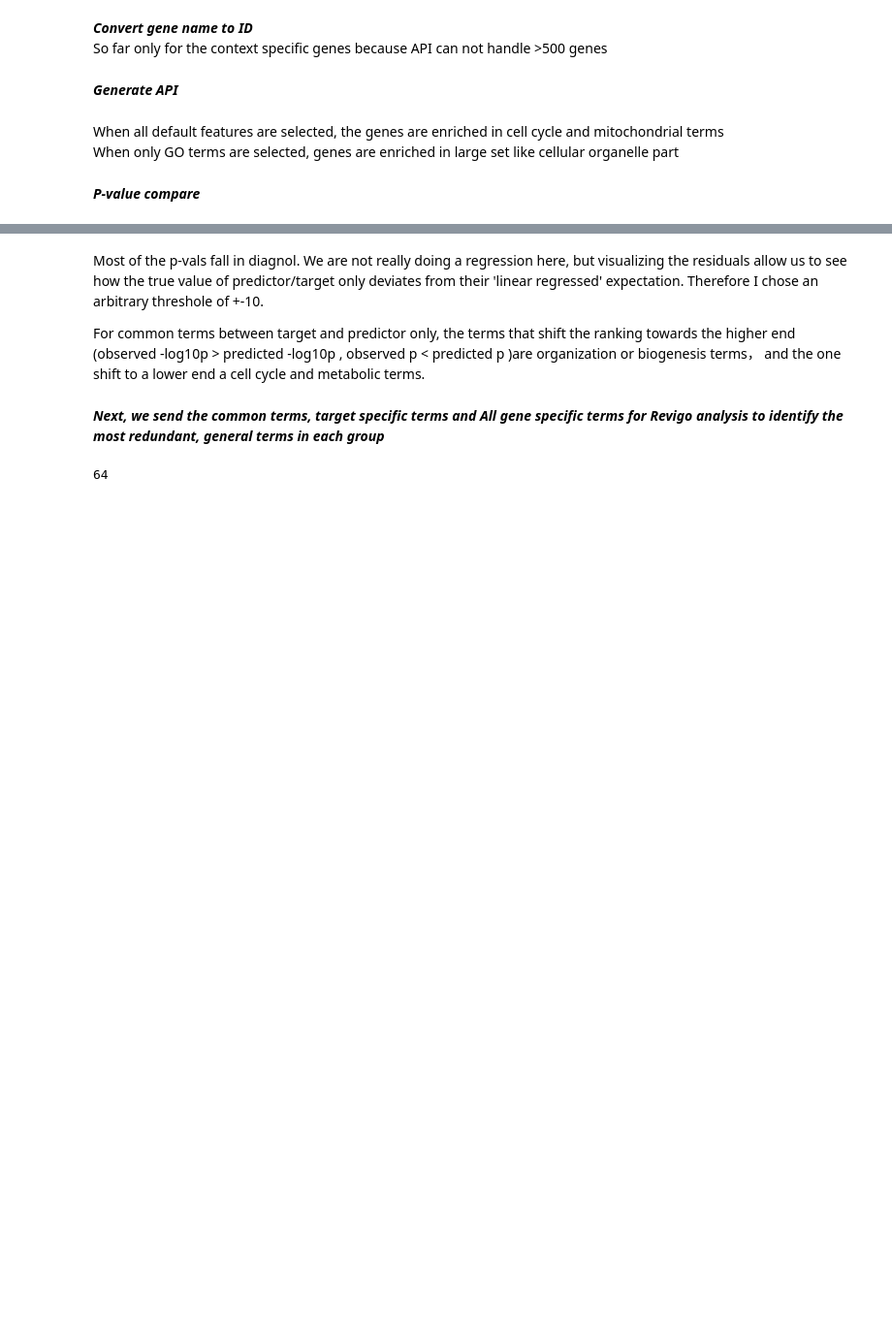
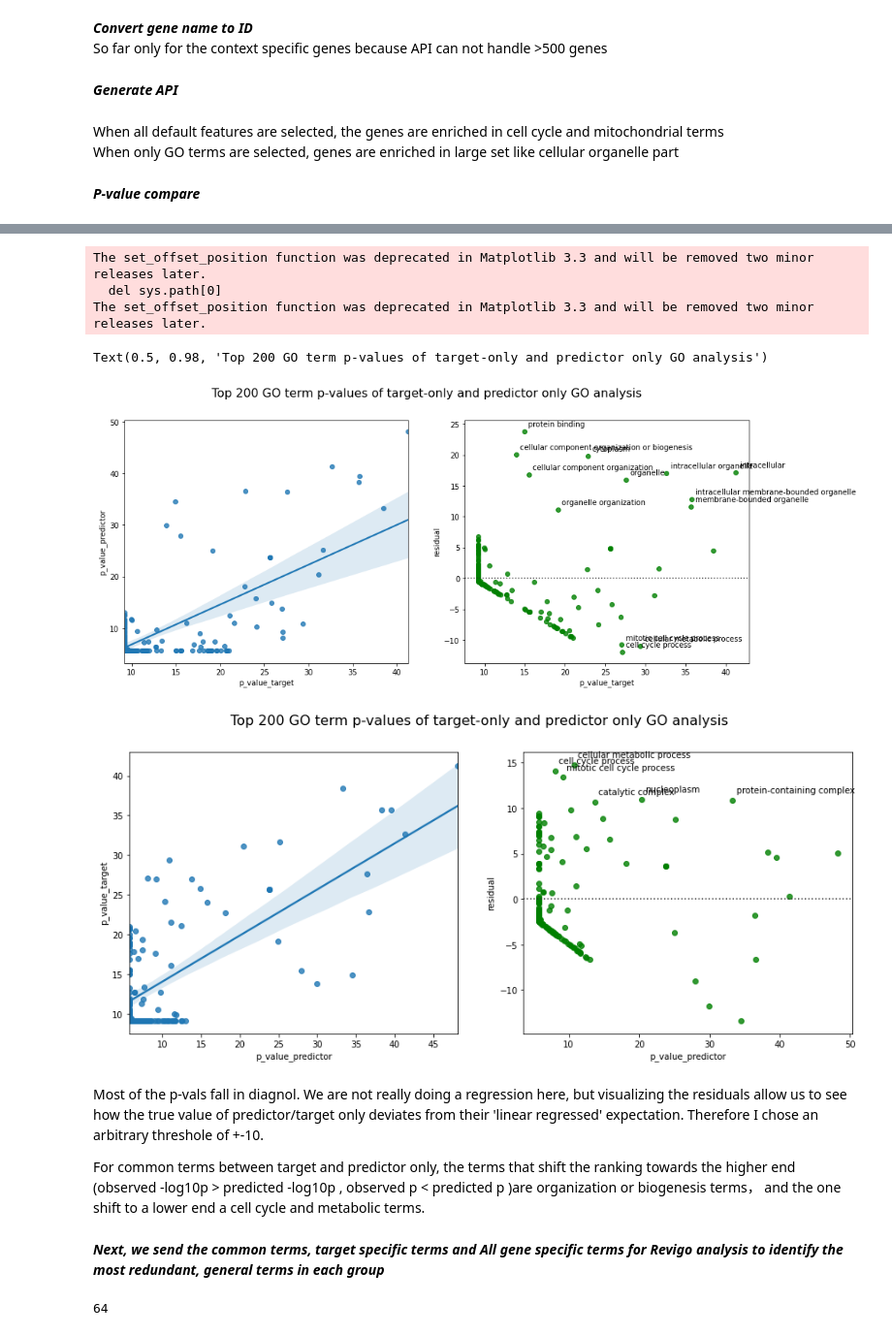
Before and after one commit to pritchardlabatpsu/cga_app, a Jupyter notebook: notebooks/R2b-gprofiler_compare-YR.ipynb, the cells around one changed output, grey strips where cells are left out. Shown at 97% size. Drawn from its saved outputs; the diff is of its cells as text; code cells hidden in the pictures; blank space fills up the shorter version.

```diff
--- a/notebooks/R2b-gprofiler_compare-YR.ipynb
+++ b/notebooks/R2b-gprofiler_compare-YR.ipynb
@@ -145,0 +188,9 @@ Text(0.5, 0.98, 'Common GO term p-values of target-only and predictor only GO an
+# %%
+# Specific terms
+predict_only_term_id = df_predictor_top[~df_predictor_top['term_id'].isin(common_termid_target_pre)]['term_id']
+target_only_term_id = df_target_top[~df_target_top['term_id'].isin(common_termid_target_pre)]['term_id']
+# Union of terms
+union_termname_target_pre = list(set(df_target_top['term_name'].tolist()+df_predictor_top['term_name'].tolist()))
+# the lowest p-val in each list
+predictor_min = max(df_predictor_top['p_value'])
+target_min = max(df_target_top['p_value'])
@@ -145,0 +205,7 @@ Text(0.5, 0.98, 'Common GO term p-values of target-only and predictor only GO an
+# %%
+### Identify terms that are in union but not in target/predictor
+target_termname = df_target_top['term_name'].tolist()
+predictor_termname = df_predictor_top['term_name'].tolist()
+
+target_toadd = [i for i in union_termname_target_pre if i not in target_termname]
+predictor_toadd = [i for i in union_termname_target_pre if i not in predictor_termname]
@@ -145,0 +230,58 @@ Text(0.5, 0.98, 'Common GO term p-values of target-only and predictor only GO an
+# %%
+# Log10 transformation
+df_combine['p_value_target'] = -np.log10(df_combine['p_value_target'])
+df_combine['p_value_predictor'] = -np.log10(df_combine['p_value_predictor'])
+# %%
+# Plot scatter(regression plot) and residual plot
+fig, axs = plt.subplots(1,2, figsize = (15,6))
+axs[0] = sns.regplot(x='p_value_target', y='p_value_predictor',data =df_combine, ax = axs[0])
+axs[1] = sns.residplot(x='p_value_target', y='p_value_predictor', data =df_combine, color="g", ax = axs[1])
+
+
+axs[1].set_ylabel('residual');
+
+
+# Get x, y position in residual plot for annotating -https://stackoverflow.com/questions/32213889/get-positions-of-points-in-pathcollection-created-by-scatter
+text = df_combine.index.tolist() # terms for annotation
+offset = axs[1].collections[0]
+offset.set_offset_position('data')
+datapos = offset.get_offsets()
+
+for i in range(len(datapos)):
+    xval = datapos[i][0];yval = datapos[i][1]
+    if yval > 10:
+        # Find the term corresponding to the position
+        termname = df_combine[df_combine['p_value_target'] == xval].index.values[0]
+        print(termname)
+        axs[1].annotate(termname, (xval+ 0.5, yval +0.8))
+    elif yval <-10:
+        # Find the term corresponding to the position
+        termname = df_combine[df_combine['p_value_target'] == xval].index.values[0]
+        print(termname+' ---cell cycle')
+        axs[1].annotate(termname, (xval+ 0.5, yval +0.8))
+
+
+fig.suptitle('Top 200 GO term p-values of target-only and predictor only GO analysis', fontsize=16)
+
+print('END--------')
+fig, axs = plt.subplots(1,2, figsize = (15,6))
+axs[0] = sns.regplot(x='p_value_predictor', y='p_value_target',data =df_combine, ax = axs[0])
+axs[1] = sns.residplot(x='p_value_predictor', y='p_value_target', data =df_combine, color="g", ax = axs[1])
+axs[1].set_ylabel('residual')
+# For predictors
+# Get x, y position in residual plot for annotating -https://stackoverflow.com/questions/32213889/get-positions-of-points-in-pathcollection-created-by-scatter
+text = df_combine.index.tolist() # terms for annotation
+offset = axs[1].collections[0]
+offset.set_offset_position('data')
+datapos = offset.get_offsets()
+
+for i in range(len(datapos)):
+    xval = datapos[i][0];yval = datapos[i][1]
+    if yval > 10:
+        # Find the term corresponding to the position
+        termname = df_combine[df_combine['p_value_predictor'] == xval].index.values[0]
+        print(termname)
+        axs[1].annotate(termname, (xval+ 0.5, yval +0.8))
+
+fig.suptitle('Top 200 GO term p-values of target-only and predictor only GO analysis', fontsize=16)
+# %% [output]
@@ -146,3 +308,9 @@ Text(0.5, 0.98, 'Common GO term p-values of target-only and predictor only GO an
+The set_offset_position function was deprecated in Matplotlib 3.3 and will be removed two minor releases later.
+  del sys.path[0]
+The set_offset_position function was deprecated in Matplotlib 3.3 and will be removed two minor releases later.
+Text(0.5, 0.98, 'Top 200 GO term p-values of target-only and predictor only GO analysis')
+[figure, added]
+[figure, added]
 # %% [markdown]
 Most of the p-vals fall in diagnol. We are not really doing a regression here, but visualizing the residuals allow us to see how the true value of predictor/target only deviates from their 'linear regressed' expectation. Therefore I chose an arbitrary threshole of +-10.
 
```
Also changed, not shown: parts of 10 cells of this notebook, 1 other file.
